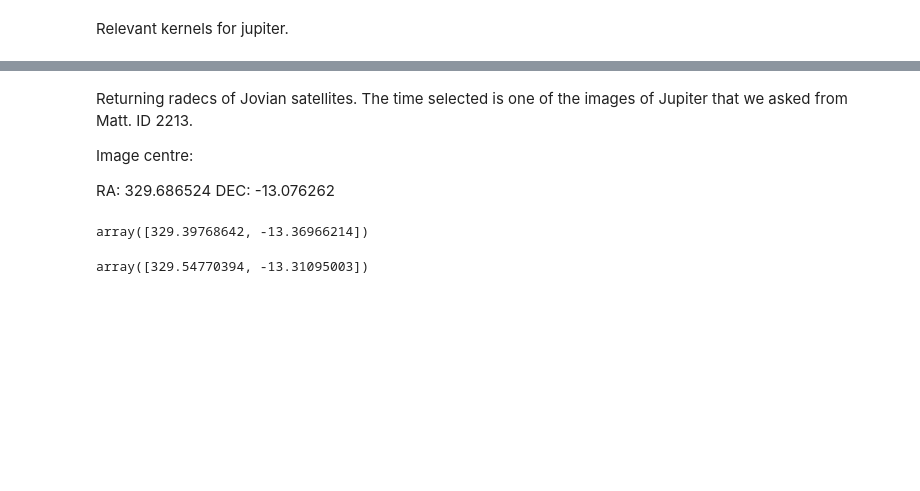
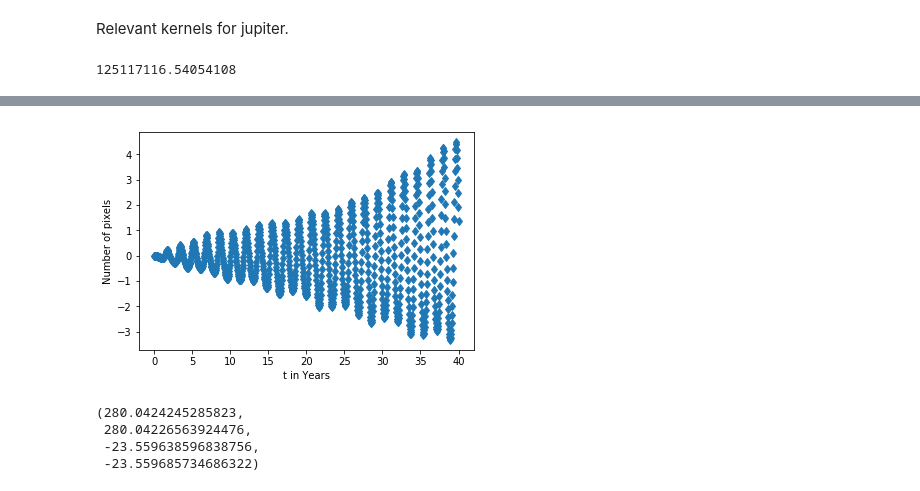
Before and after one commit to Alexandros101/Irregular-Satellites, a Jupyter notebook: ImageScanner.ipynb, the cells around one changed output, grey strips where cells are left out. Saved outputs shown, nothing was run; the diff lists cells and outputs as text; code cells hidden in the pictures; blank space fills up the shorter version.

Commit message:
In ImageScanner added function that predicts the position of satellites now based ontheir position 40 years ago

```diff
--- a/ImageScanner.ipynb
+++ b/ImageScanner.ipynb
@@ -91,8 +101,8 @@ def get_spice_function(name,cor,loc):
         state,lighttime = spice.spkezr(name,t,'J2000',cor,loc)
         pos,lighttime = spice.spkpos(name,t,'J2000',cor,loc)
         range,ra,dec = spice.recrad(pos)
-        xyz = np.array([state[0],state[1],state[2]])*6.68459e-9
-        uvw = np.array([state[3],state[4],state[5]])*6.68459e-9
+        xyz = np.array([state[0],state[1],state[2]])/149597870.7#6.68459e-9
+        uvw = np.array([state[3],state[4],state[5]])/149597870.7*24.*3600.#*6.68459e-9
         radec = np.array([ra,dec])
         return xyz,uvw,radec*180/np.pi
     return get_target_xyz
@@ -214,0 +386,32 @@ def JD_to_SpiceJD(jd):
+# %%
+MMercuryB = GMMercuryB/GMSun
+MVenusB = GMVenusB/GMSun
+MEarthB = GMEarthB/GMSun
+MEarth = GMEarth/GMSun
+MMoon = GMMoon/GMSun
+MMarsB = GMMarsB/GMSun
+MJupiter = (GMJupiterB-GMIo-GMEuropa-GMGanymede-GMCallisto)/GMSun
+MSaturnB = GMSaturnB/GMSun
+MUranusB = GMUranusB/GMSun
+MNeptuneB = GMNeptuneB/GMSun
+MIo = GMIo/GMSun
+MEuropa = GMEuropa/GMSun
+MGanymede = GMGanymede/GMSun
+MCallisto = GMCallisto/GMSun
+MAmalthea = GMAmalthea/GMSun
+# %%
+ts = 2452993.114031909
+t = JD_to_SpiceJD(ts)
+# %% [output]
+125117116.54054108
+# %%
+%%time
+Furnisher('310+341+435')
+ts = 2452993.114031909
+t = JD_to_SpiceJD(ts)
+MJupiter = (GMJupiterB-GMIo-GMEuropa-GMGanymede-GMCallisto)/GMSun
+xerr,yerr,zerr,times,distance,x,y,z,xm,zm,ym,xan,yan,zan = ErrorSource(t,['1','2','3','4','6','7','8','Jupiter','Io','Europa','Ganymede','Callisto','Ananke'],[MMercuryB,MVenusB,MEarthB,MMarsB,MSaturnB,MUranusB,MNeptuneB,MJupiter,MIo,MEuropa,MGanymede,MCallisto,0],[9,10,11,12,13,14,15],'Ananke','5',GMSun)
+plt.plot(times/365.24,(xerr)*1e6/4.5,"d")
+plt.ylabel("Number of pixels")
+plt.xlabel("t in Years")
+# %% [output]
@@ -215 +421,20 @@ def JD_to_SpiceJD(jd):
+[figure, added]
+# %%
+ts = 2452993.114031909+40*365.25
+get_pans = get_astroquery_function('5','astrometric','f51')
+vecs2 = get_pans(ts)
+vectors = vecs2[0]+np.array([xan[-1],yan[-1],zan[-1]])
+xyz = vectors/6.68459e-9
+xyz1 = np.array([xyz[0],xyz[1],(xyz[2]-np.sin(20.707222)*4.25875e-5)])
+vectors = vecs2[0]+np.array([xan[-1]+xerr[-1],yan[-1]+yerr[-1],zan[-1]]+zerr[-1])
+xyz = vectors/6.68459e-9
+xyz2 = np.array([xyz[0],xyz[1],(xyz[2]-np.sin(20.707222)*4.25875e-5)])
+dist, ra1,dec1 = spice.recrad(xyz1)
+dist, ra2,dec2 = spice.recrad(xyz2)
+ra1*180/np.pi,ra2*180/np.pi,dec1*180/np.pi,dec2*180/np.pi
+# %% [output]
+(280.0424245285823,
+ 280.04226563924476,
+ -23.559638596838756,
+ -23.559685734686322)
 # %%
@@ -239,19 +464,3 @@ def Finderf51(name,t):
     xyz = np.array([xyz[0],xyz[1],(xyz[2]-np.sin(20.707222)*4.25875e-5)])
     range, ra, dec = spice.recrad(xyz)
     return np.array([ra,dec])*180/np.pi
-# %% [markdown]
-Returning radecs of Jovian satellites. The time selected is one of the images of Jupiter that we asked from
-Matt. ID 2213.
-
-Image centre:
-
-RA: 329.686524
-DEC: -13.076262
-# %%
-Finderf51("Jupiter",2454999.077545891)
-# %% [output]
-array([329.39768642, -13.36966214])
-# %%
-Finderf51("Callisto",2454999.077545891)
-# %% [output]
-array([329.54770394, -13.31095003])
```
Also changed, not shown: parts of 21 cells of this notebook, 1 other file.
